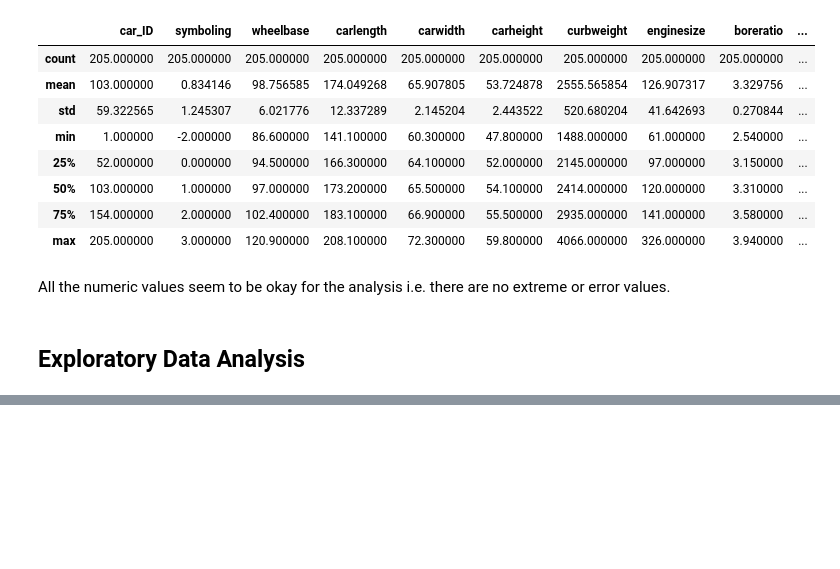
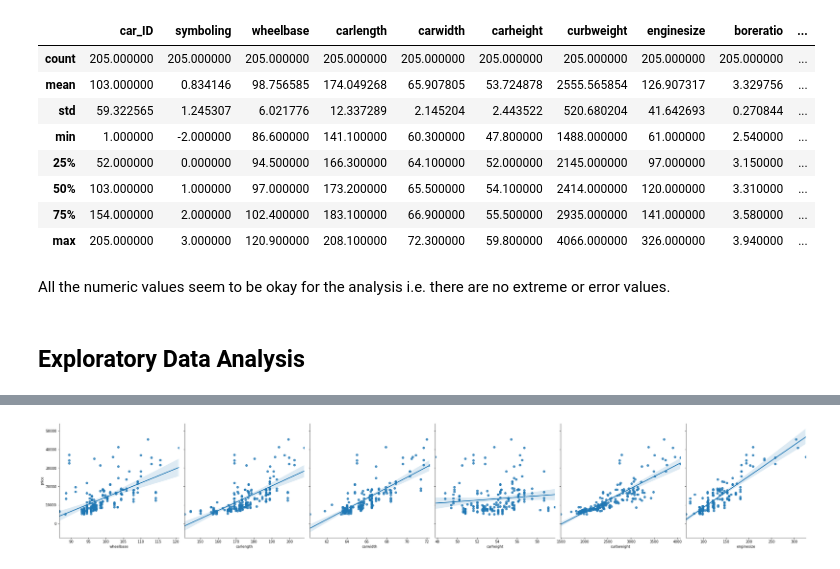
Before and after one commit to pranshumittal08/Data-Analysis-with-Python, a Jupyter notebook: Geely_Case_study.ipynb, the cells around one changed output, grey strips where cells are left out. Cells and saved outputs as stored; diff of their text form; code cells hidden in the pictures; blank space fills up the shorter version.

```diff
--- a/Geely_Case_study.ipynb
+++ b/Geely_Case_study.ipynb
@@ -227,0 +222,7 @@ columns.
+# %%
+num_vars = list(carprice_df.select_dtypes(include = np.number).columns)
+num_vars = num_vars[2:-1] #removing car_ID, symboling and price columns
+sns.pairplot(data = carprice_df, x_vars = num_vars[:6], y_vars = "price", kind  = "reg", height = 5)
+plt.show()
+# %% [output]
+[figure, added]
```
Also changed, not shown: parts of 51 cells of this notebook.
